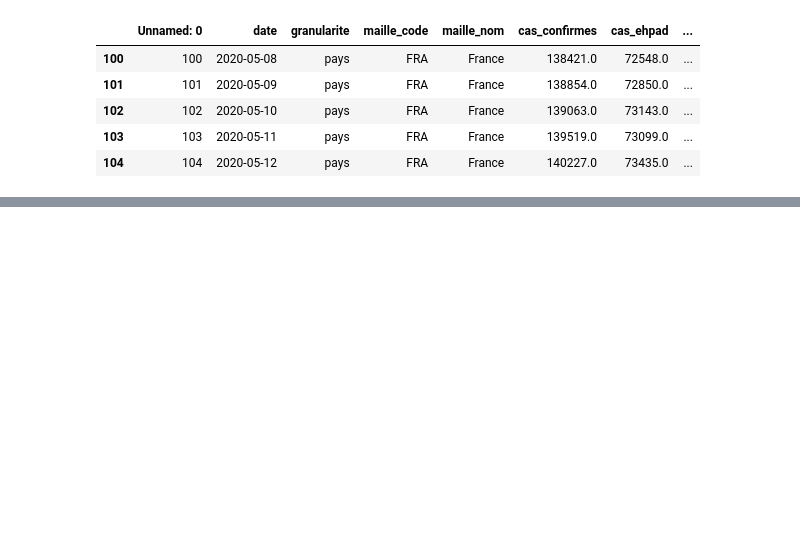
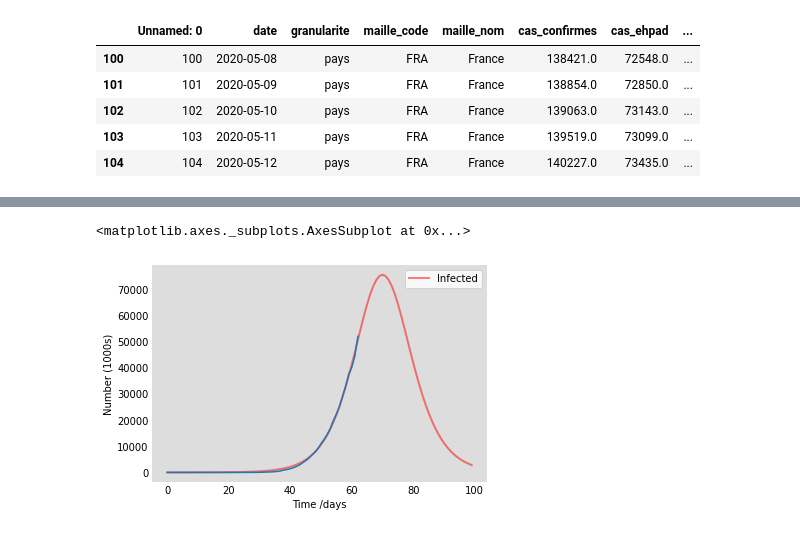
Before and after one commit to Pythalex/projet_science_des_donnees_ISD, a Jupyter notebook: TestSIR_chiffres_clés.ipynb, the cells around one changed output, grey strips where cells are left out. Cells and saved outputs as stored; diff of their text form; code cells hidden in the pictures; blank space fills up the shorter version.

```diff
--- a/TestSIR_chiffres_clés.ipynb
+++ b/TestSIR_chiffres_clés.ipynb
@@ -195,0 +44,6 @@ plt.show()
+# %%
+vplot.plot_SIR(S=None, I=I, R=None, t=t) # only I
+df["cas_confirmes"].plot()
+# %% [output]
+<matplotlib.axes._subplots.AxesSubplot at 0x...>
+[figure, added]
```
Also changed, not shown: parts of 17 cells of this notebook, 7 other files.
